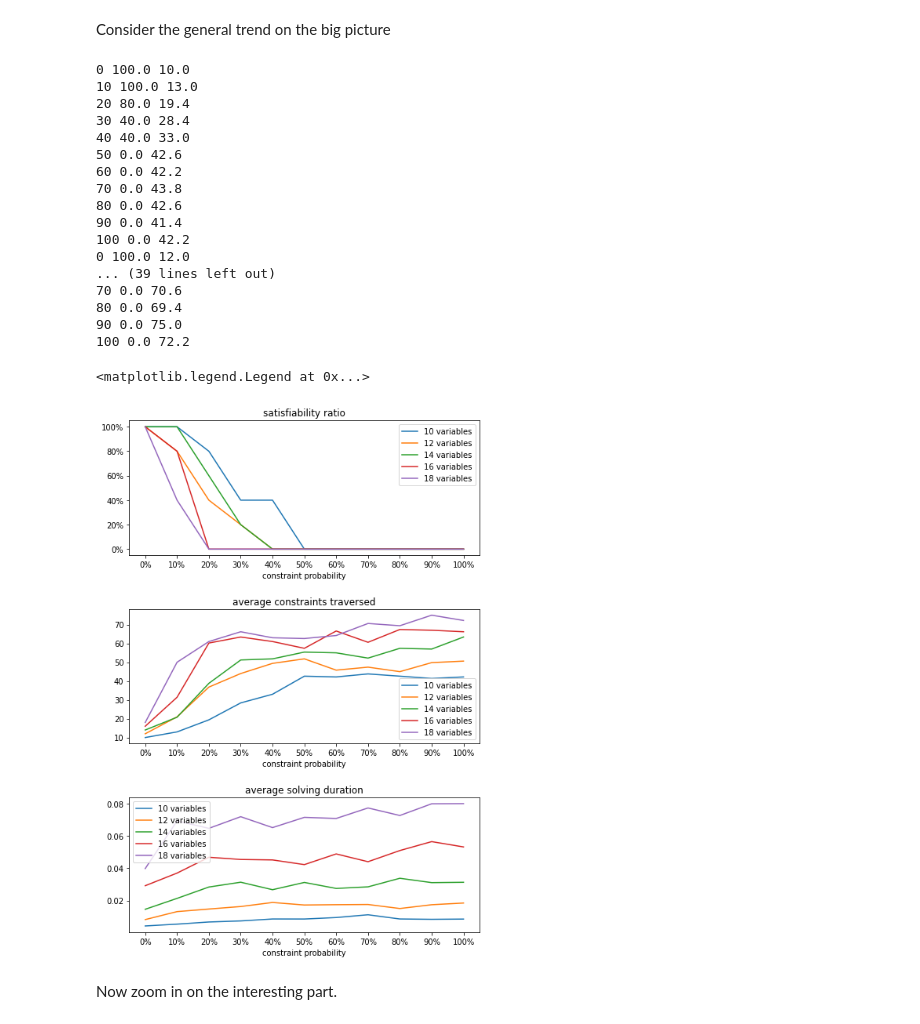
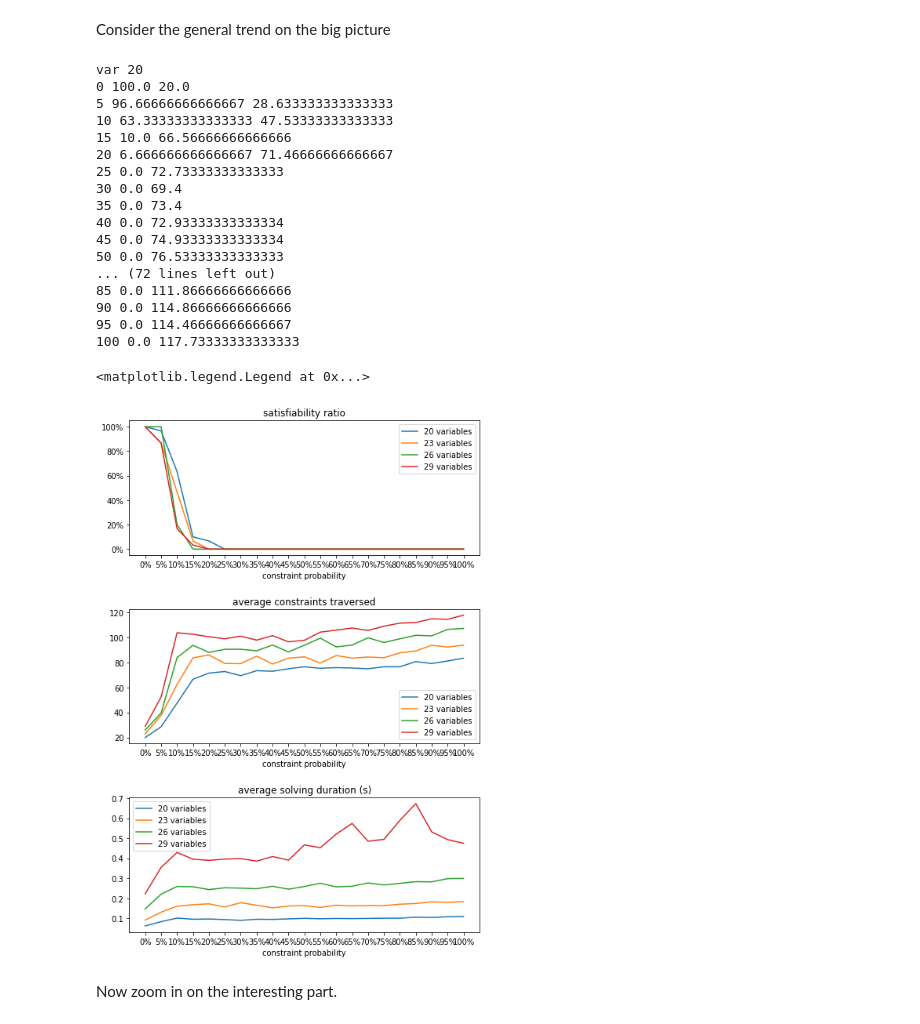
Before and after one commit to IvanDonat/tcsp, a Jupyter notebook: graphing_landscape.ipynb, the cells around one changed output. Saved outputs shown, nothing was run; the diff lists cells and outputs as text; code cells hidden in the pictures.

```diff
--- a/graphing_landscape.ipynb
+++ b/graphing_landscape.ipynb
@@ -25,63 +22,64 @@ axs[0].set_title('satisfiability ratio')
 axs[1].set_xlabel('constraint probability')
 axs[1].set_title('average constraints traversed')
 axs[2].set_xlabel('constraint probability')
-axs[2].set_title('average solving duration')
+axs[2].set_title('average solving duration (s)')
 
-runs = 5
-for variables in range(10, 20, 2):
+runs = 30
+for variables in range(20, 31, 3):
+    print('var', variables)
     x_axis = []
     graph = []
     constraints_traversed = []
     times = []
-    for prob in range(0, 101, 10):
+    for prob in range(0, 101, 5):
         x_axis.append(f'{prob}%')
 
         cnt = 0
         constr_cnt = 0
         time_sum = 0
         for run in range(runs):
             T = generate_problem(**{ **SIMPLE , 'variables': variables, 'constraint_probability': prob/100})
             stats = {}
             t = perf_counter()
             sat = solve(
                 T, backjump=False, stats=stats
             )
             time_sum += perf_counter() - t
             constr_cnt += stats['total']
             if sat: cnt+=1
 
         graph.append(100*cnt/runs)
         constraints_traversed.append(constr_cnt / runs)
         times.append(time_sum / runs)
         print(prob, cnt/runs * 100, constr_cnt / runs)
 
     axs[0].plot(x_axis, graph, label=f'{variables} variables')
     axs[1].plot(x_axis, constraints_traversed, label=f'{variables} variables')
     axs[2].plot(x_axis, times, label=f'{variables} variables')
 
 axs[0].legend()
 axs[1].legend()
 axs[2].legend()
 # %% [output]
-0 100.0 10.0
-10 100.0 13.0
-20 80.0 19.4
-30 40.0 28.4
-40 40.0 33.0
-50 0.0 42.6
-60 0.0 42.2
-70 0.0 43.8
-80 0.0 42.6
-90 0.0 41.4
-100 0.0 42.2
-0 100.0 12.0
-... (39 lines left out)
-70 0.0 70.6
-80 0.0 69.4
-90 0.0 75.0
-100 0.0 72.2
+var 20
+0 100.0 20.0
+5 96.66666666666667 28.633333333333333
+10 63.33333333333333 47.53333333333333
+15 10.0 66.56666666666666
+20 6.666666666666667 71.46666666666667
+25 0.0 72.73333333333333
+30 0.0 69.4
+35 0.0 73.4
+40 0.0 72.93333333333334
+45 0.0 74.93333333333334
+50 0.0 76.53333333333333
+... (72 lines left out)
+85 0.0 111.86666666666666
+90 0.0 114.86666666666666
+95 0.0 114.46666666666667
+100 0.0 117.73333333333333
 <matplotlib.legend.Legend at 0x...>
-[figure, old version]
+[figure, new version]
 # %% [markdown]
 Now zoom in on the interesting part.
 # %%
```
Also changed, not shown: parts of 6 cells of this notebook.
